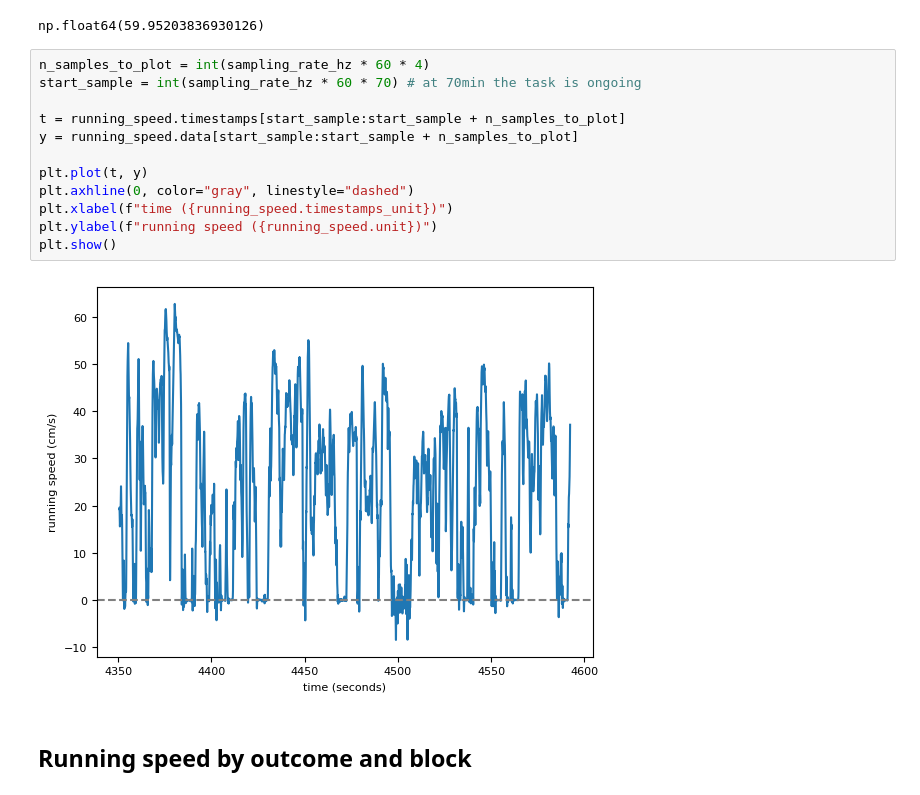
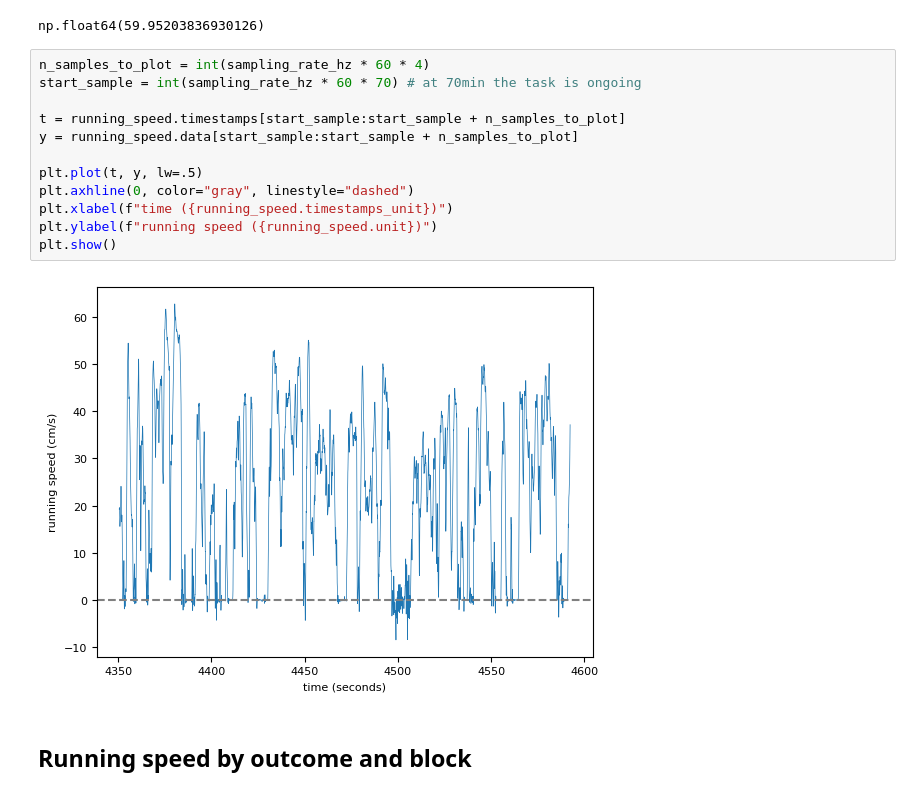
Before and after one commit to AllenNeuralDynamics/conect-dev-capsule, a Jupyter notebook: code/dynamic_routing_tutorial.ipynb, the cells around one changed output. Saved outputs shown, nothing was run; the diff lists cells and outputs as text.

```diff
--- a/code/dynamic_routing_tutorial.ipynb
+++ b/code/dynamic_routing_tutorial.ipynb
@@ -522,17 +538,17 @@ np.float64(59.95203836930126)
 # %%
 n_samples_to_plot = int(sampling_rate_hz * 60 * 4)
 start_sample = int(sampling_rate_hz * 60 * 70) # at 70min the task is ongoing
 
 t = running_speed.timestamps[start_sample:start_sample + n_samples_to_plot]
 y = running_speed.data[start_sample:start_sample + n_samples_to_plot]
 
-plt.plot(t, y)
+plt.plot(t, y, lw=.5)
 plt.axhline(0, color="gray", linestyle="dashed")
 plt.xlabel(f"time ({running_speed.timestamps_unit})")
 plt.ylabel(f"running speed ({running_speed.unit})")
 plt.show()
 # %% [output]
-[figure, old version]
+[figure, new version]
 # %% [markdown]
 ## Running speed by outcome and block
 # %%
```
Also changed, not shown: parts of 10 cells of this notebook, 2 other files.
